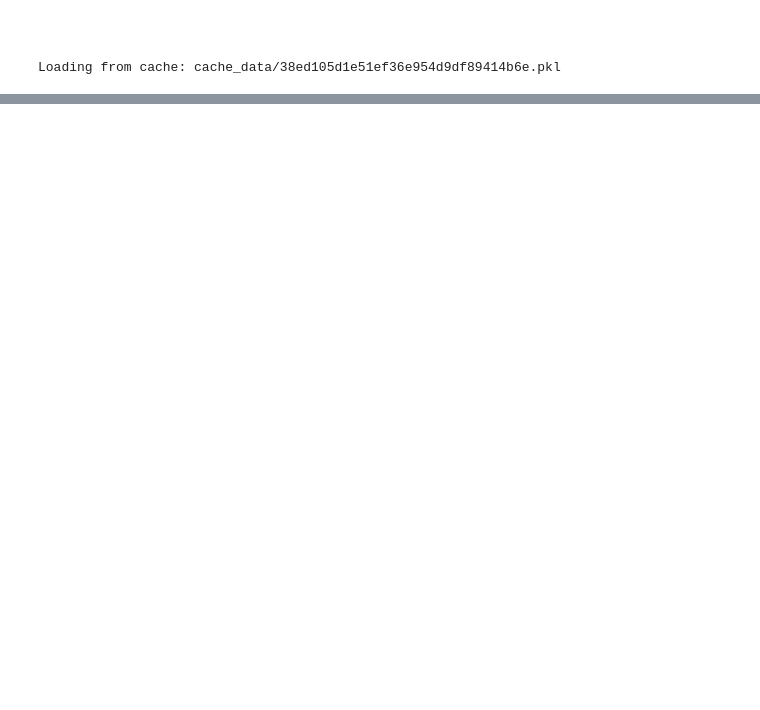
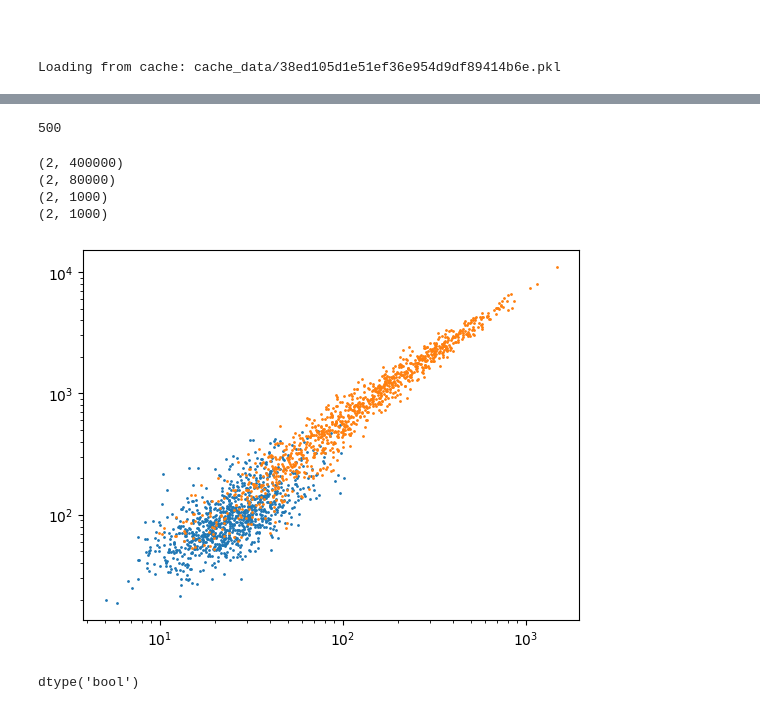
Before and after one commit to Jorge15042001/GhentInternship, a Jupyter notebook: PCA_technique_evaluation.ipynb, the cells around one changed output, grey strips where cells are left out. Saved outputs shown, nothing was run; the diff lists cells and outputs as text; code cells hidden in the pictures; blank space fills up the shorter version.

```diff
--- a/PCA_technique_evaluation.ipynb
+++ b/PCA_technique_evaluation.ipynb
@@ -169,0 +275,39 @@ plt.legend()
+# %%
+# faulty_X_ = indicators_[:, (expected_fault & (test_df["faultNumber"] == 1) & (test_df["simulationRun"] == 1)) ]
+# nonfaulty_X_ = indicators_[:, (np.bitwise_not(expected_fault)) &(test_df["faultNumber"]==1 ) & (test_df["simulationRun"] ==1)]
+faulty_X_ = indicators_[:, (expected_fault & (test_df["faultNumber"] == fault_id) ) ]
+nonfaulty_X_ = indicators_[:, (np.bitwise_not(expected_fault) &(test_df["faultNumber"]==fault_id ) )]
+
+faulty_selector = np.random.choice(faulty_X_.shape[1], 1000)
+nonfaulty_selector = np.random.choice(nonfaulty_X_.shape[1], 1000)
+
+faulty_X = faulty_X_[:,faulty_selector]
+
+nonfaulty_X = nonfaulty_X_[:,nonfaulty_selector]
+# %%
+np.sum((test_df["faultNumber"] ==fault_id) & (test_df["sample"] == fault_id))
+# %% [output]
+500
+# %%
+print(faulty_X_.shape)
+print(nonfaulty_X_.shape)
+print(faulty_X.shape)
+print(nonfaulty_X.shape)
+# %% [output]
+(2, 400000)
+(2, 80000)
+(2, 1000)
+(2, 1000)
+# %%
+# plt.scatter(nonfaulty_X_[0], nonfaulty_X_[1], s=1)
+# plt.scatter(faulty_X_[0], faulty_X_[1], s=1)
+plt.scatter(nonfaulty_X[0], nonfaulty_X[1], s=1)
+plt.scatter(faulty_X[0], faulty_X[1], s=1)
+plt.yscale("log")
+plt.xscale("log")
+# %% [output]
+[figure, added]
+# %%
+expected_fault.dtype
+# %% [output]
+dtype('bool')
```
Also changed, not shown: parts of 41 cells of this notebook, 10 other files.
